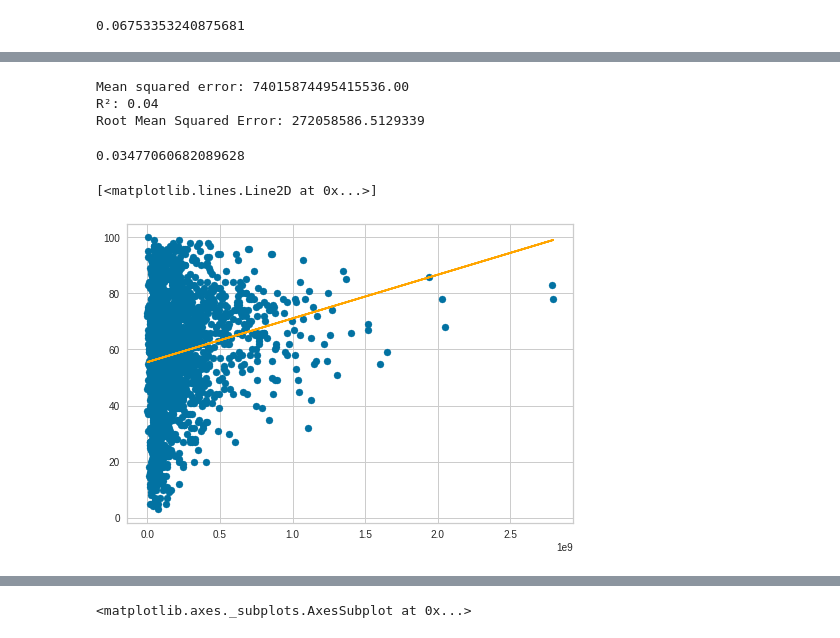
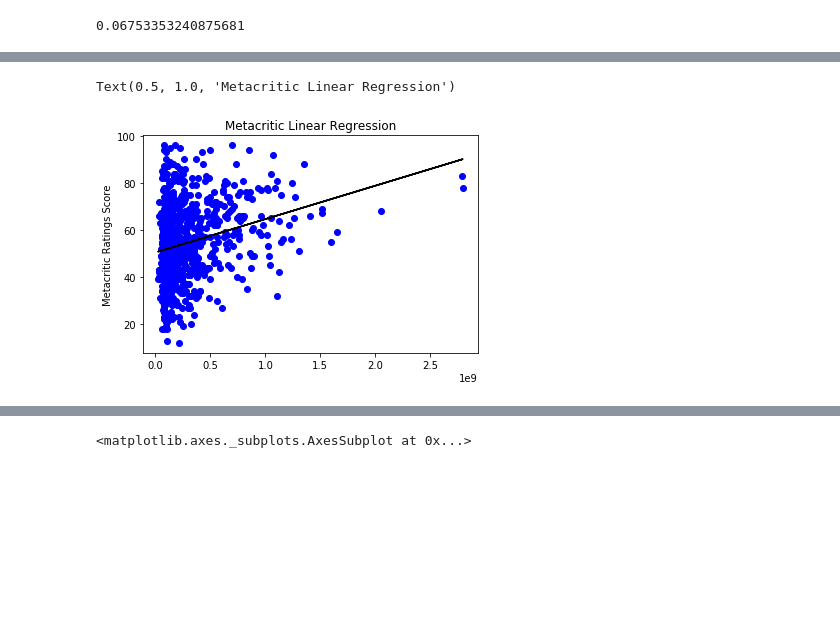
Before and after one commit to ColinMaloney/movies, a Jupyter notebook: yearly_rating.ipynb, the cells around one changed output, grey strips where cells are left out. Drawn from its saved outputs; the diff is of its cells as text; code cells hidden in the pictures; blank space fills up the shorter version.

```diff
--- a/yearly_rating.ipynb
+++ b/yearly_rating.ipynb
@@ -395,27 +405,12 @@ from sklearn.metrics import mean_squared_error, r2_score
-# %%
-reg = LinearRegression()
-reg.fit(X_train[['Rotten_Score','Metacritic_Score','Imdb_Score']], y_train)
-y_predicted = reg.predict(X_test[['Rotten_Score','Metacritic_Score','Imdb_Score']])
-print("Mean squared error: %.2f" % mean_squared_error(y_test, y_predicted))
-print('R²: %.2f' % r2_score(y_test, y_predicted))
-print('Root Mean Squared Error:', np.sqrt(metrics.mean_squared_error(y_test, y_predicted)))
-# %% [output]
-Mean squared error: 74015874495415536.00
-R²: 0.04
-Root Mean Squared Error: 272058586.5129339
-# %%
-y = final_df[['Metacritic_Score','Rotten_Score','Imdb_Score']].values.reshape(-1,1)
-x = final_df['Worldwide Box Office'].values.reshape(-1,1)
-linreg.fit(x,y)
-y_pred = linreg.predict(x)
-linreg.score(x,y)
-# %% [output]
-0.03477060682089628
-# %%
-plt.scatter(x, y)
-plt.plot(x, y_pred, color='orange')
-# %% [output]
-[<matplotlib.lines.Line2D at 0x...>]
-[figure, removed]
+# %%
+fig,ax = plt.subplots()
+ax.scatter(x, y, color='blue')
+ax.plot(x, y_pred, color='black')
+ax.set_xlabel = ('Worldwide Box Office Gross')
+ax.set_ylabel('Metacritic Ratings Score')
+ax.set_title('Metacritic Linear Regression')
+# %% [output]
+Text(0.5, 1.0, 'Metacritic Linear Regression')
+[figure, added]
 # %%
 import seaborn as sns
```
Also changed, not shown: parts of 18 cells of this notebook.
